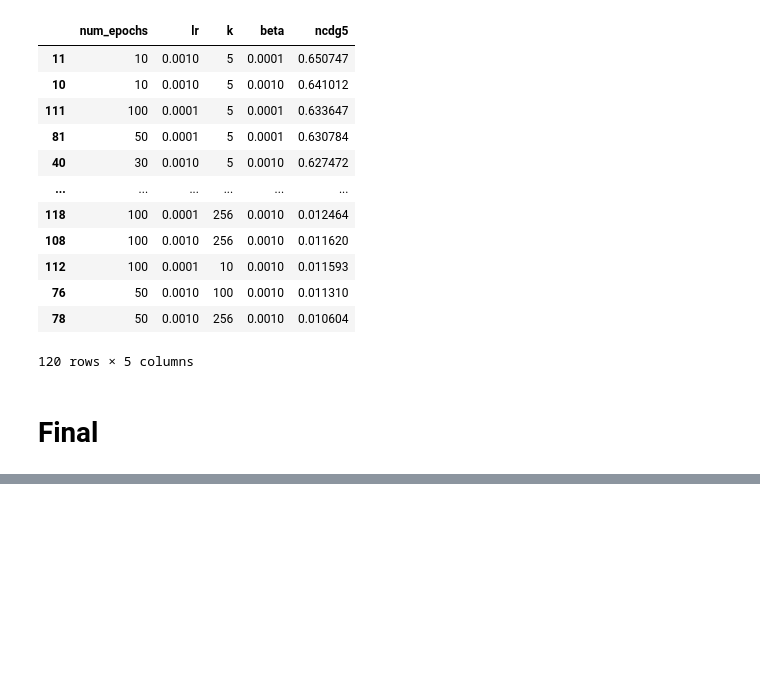
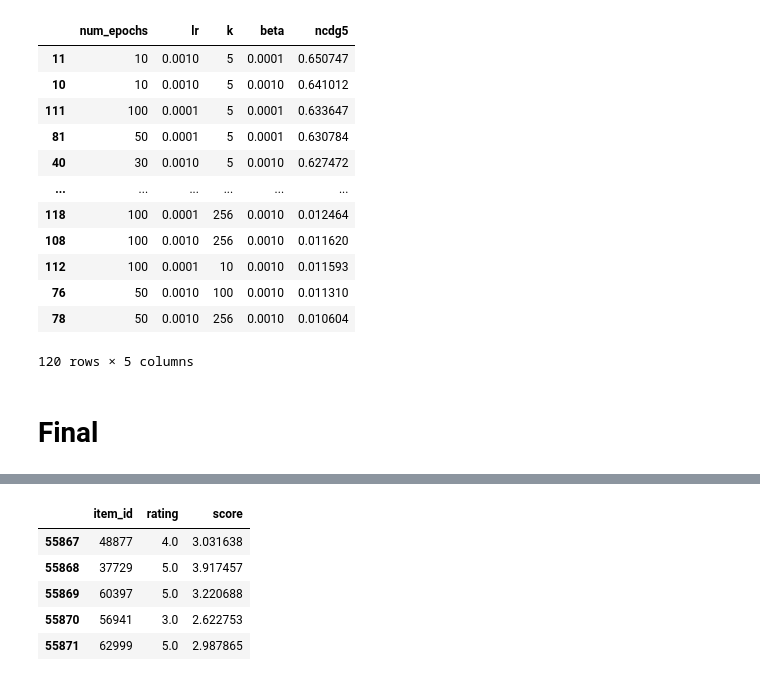
Before and after one commit to tommyjohn1001/master-hw, a Jupyter notebook: week3/assignment3.ipynb, the cells around one changed output, grey strips where cells are left out. Cells and saved outputs as stored; diff of their text form; code cells hidden in the pictures; blank space fills up the shorter version.

```diff
--- a/week3/assignment3.ipynb
+++ b/week3/assignment3.ipynb
@@ -316,0 +338,12 @@ MatrixFactorization:    NDCG@5= 0.6374519185349148
+# %%
+items = df_trainval[df_trainval['user_id'] == user][['item_id', 'rating']]
+matrixfac_scores = matrixfac.getScores(items, user)
+
+matrixfac_scores.head()
+# %% [output]
+|  | item_id | rating | score |
+| 55867 | 48877 | 4.0 | 3.031638 |
+| 55868 | 37729 | 5.0 | 3.917457 |
+| 55869 | 60397 | 5.0 | 3.220688 |
+| 55870 | 56941 | 3.0 | 2.622753 |
+| 55871 | 62999 | 5.0 | 2.987865 |
```
Also changed, not shown: parts of 10 cells of this notebook.
